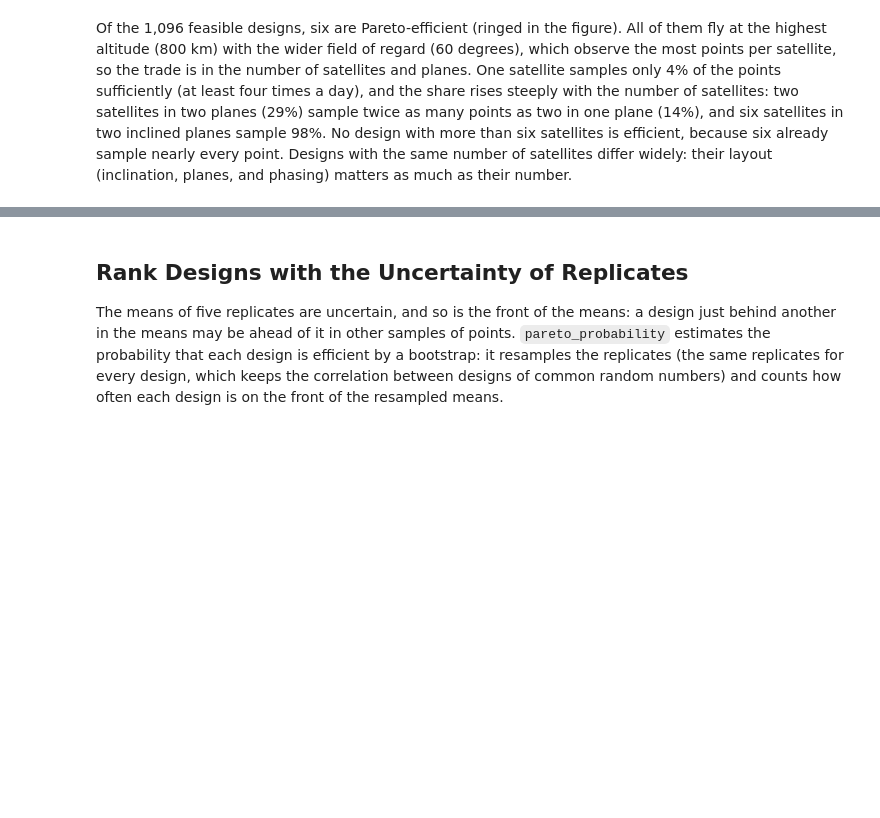
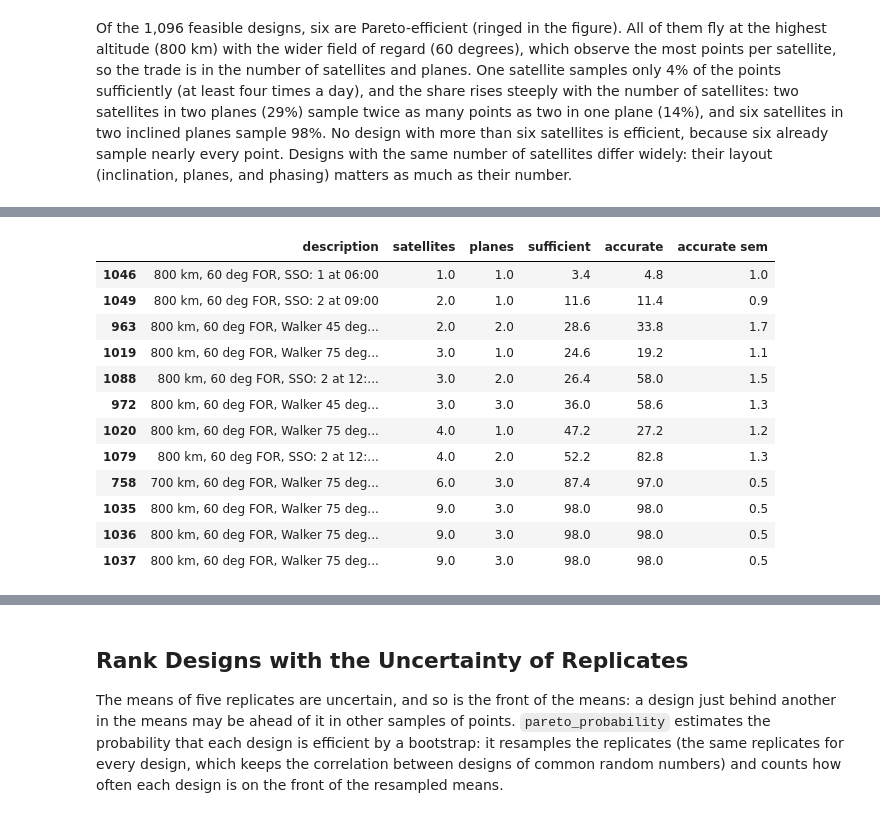
Before and after one commit to code-lab-org/tatc, a Jupyter notebook: docs/examples/SearchTradeSpace.ipynb, the cells around one changed output, grey strips where cells are left out. Saved outputs shown, nothing was run; the diff lists cells and outputs as text; code cells hidden in the pictures; blank space fills up the shorter version.

```diff
--- a/docs/examples/SearchTradeSpace.ipynb
+++ b/docs/examples/SearchTradeSpace.ipynb
@@ -207,0 +229,22 @@ Of the 1,096 feasible designs, six are Pareto-efficient (ringed in the figure).
+# %%
+ACCURACY = {"satellites": "min", "planes": "min", "accurate": "max"}
+accuracy = summarize(results, ["satellites", "planes", "sufficient", "accurate"], design_columns=[])
+accuracy["description"] = [describe(values.loc[key]) for key in accuracy.design]
+accuracy["pareto"] = pareto_front(accuracy, ACCURACY)
+accuracy[accuracy.pareto].sort_values(["satellites", "planes"])[
+    ["description", "satellites", "planes", "sufficient", "accurate", "accurate sem"]
+].round(1)
+# %% [output]
+|  | description | satellites | planes | sufficient | accurate | accurate sem |
+| 1046 | 800 km, 60 deg FOR, SSO: 1 at 06:00 | 1.0 | 1.0 | 3.4 | 4.8 | 1.0 |
+| 1049 | 800 km, 60 deg FOR, SSO: 2 at 09:00 | 2.0 | 1.0 | 11.6 | 11.4 | 0.9 |
+| 963 | 800 km, 60 deg FOR, Walker 45 deg... | 2.0 | 2.0 | 28.6 | 33.8 | 1.7 |
+| 1019 | 800 km, 60 deg FOR, Walker 75 deg... | 3.0 | 1.0 | 24.6 | 19.2 | 1.1 |
+| 1088 | 800 km, 60 deg FOR, SSO: 2 at 12:... | 3.0 | 2.0 | 26.4 | 58.0 | 1.5 |
+| 972 | 800 km, 60 deg FOR, Walker 45 deg... | 3.0 | 3.0 | 36.0 | 58.6 | 1.3 |
+| 1020 | 800 km, 60 deg FOR, Walker 75 deg... | 4.0 | 1.0 | 47.2 | 27.2 | 1.2 |
+| 1079 | 800 km, 60 deg FOR, SSO: 2 at 12:... | 4.0 | 2.0 | 52.2 | 82.8 | 1.3 |
+| 758 | 700 km, 60 deg FOR, Walker 75 deg... | 6.0 | 3.0 | 87.4 | 97.0 | 0.5 |
+| 1035 | 800 km, 60 deg FOR, Walker 75 deg... | 9.0 | 3.0 | 98.0 | 98.0 | 0.5 |
+| 1036 | 800 km, 60 deg FOR, Walker 75 deg... | 9.0 | 3.0 | 98.0 | 98.0 | 0.5 |
+| 1037 | 800 km, 60 deg FOR, Walker 75 deg... | 9.0 | 3.0 | 98.0 | 98.0 | 0.5 |
```
Also changed, not shown: parts of 19 cells of this notebook, 21 other files.
